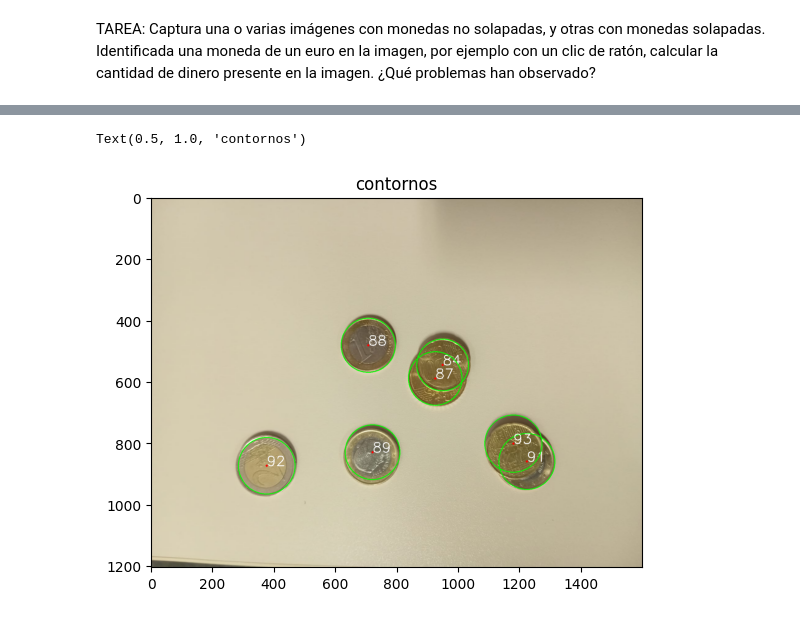
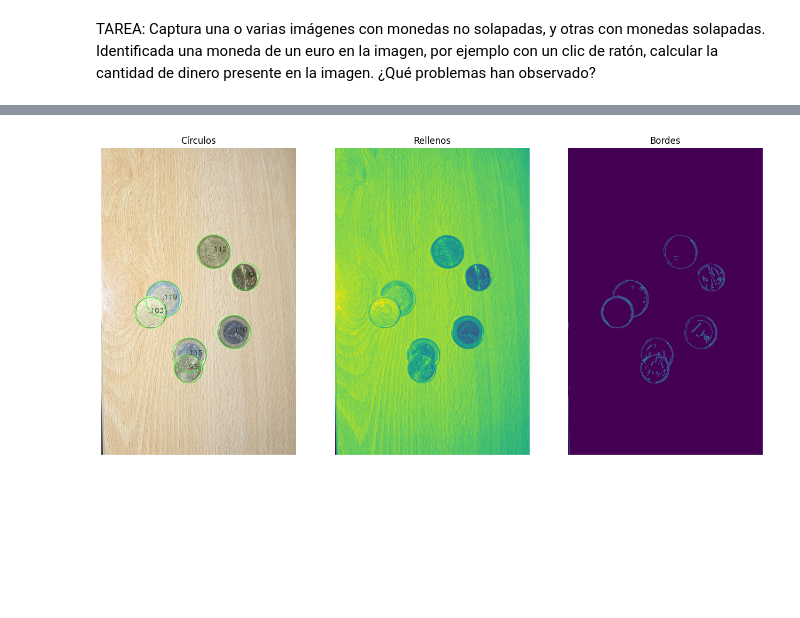
Before and after one commit to Ulpgc-Vision-por-computador/P3-Deteccion-de-formas, a Jupyter notebook: entrega.ipynb, the cells around one changed output, grey strips where cells are left out. Saved outputs shown, nothing was run; the diff lists cells and outputs as text; code cells hidden in the pictures; blank space fills up the shorter version.

```diff
--- a/entrega.ipynb
+++ b/entrega.ipynb
@@ -162,40 +162,89 @@ Clipping input data to the valid range for imshow with RGB data ([0..1] for floa
 # %% [markdown]
 TAREA: Captura una o varias imágenes con monedas no solapadas, y otras con monedas solapadas. Identificada una moneda de un euro en la imagen, por ejemplo con un clic de ratón, calcular la cantidad de dinero presente en la imagen. ¿Qué problemas han observado?
 # %%
+img = cv2.imread("media/monedones_solapados.jpg")
+img_gris = cv2.cvtColor(img, cv2.COLOR_BGR2GRAY)
+img_cont = np.zeros(img.shape)
 
-img = cv2.imread("media/monedas_solapadas.jpg")
-img_gris = cv2.cvtColor(img, cv2.COLOR_BGR2GRAY)
 res,img_th1 = cv2.threshold(img_gris,umbral,255,cv2.THRESH_BINARY_INV)
 
 gray_blurred = cv2.GaussianBlur(img_gris, (9, 9), 2)
+edges = cv2.Canny(gray_blurred, threshold1=50, threshold2=150)
 
 circles = cv2.HoughCircles(
-    gray_blurred,
+    edges,
     cv2.HOUGH_GRADIENT,
     dp=1,  # Inverse ratio of the accumulator resolution to the image resolution (1 for same resolution)
     minDist=50,  # Minimum distance between detected centers
-    param1=50,  # Upper threshold for edge detection
-    param2=30,  # Threshold for circle center detection
-    minRadius=70,  # Minimum radius of the detected circles
-    maxRadius=140  # Maximum radius of the detected circles
+    param1=140,  # Upper threshold for edge detection
+    param2=20,  # Threshold for circle center detection
+    minRadius=90,  # Minimum radius of the detected circles
+    maxRadius=120  # Maximum radius of the detected circles
 )
+
+un_euro_cincuenta_cent_max = 115
+veinte_cent_max = 105
+diez_cent_max = 95
+
+cont_diez_cent = 0
+cont_veinte_cent = 0
+cont_cincuenta_cent = 0
+cont_un_euro = 0
+cont_dos_euros = 0
 
 if circles is not None:
     circles = np.uint16(np.around(circles))
     for circle in circles[0, :]:
         center = (circle[0], circle[1])
         radius = circle[2]
+
         # Draw the circle and its center
         cv2.circle(img, center, radius, (0, 255, 0), 2)
         cv2.circle(img, center, 2, (0, 0, 255), 3)
-        print("radio:", radius)
+        cv2.circle(img_cont, center, radius, (255, 255, 255), -1)
          # Draw a number (circle index) in the center
         font = cv2.FONT_HERSHEY_SIMPLEX
-        cv2.putText(img, str(radius), center, font, 1.5, (255, 255, 255), 2)
+        cv2.putText(img, str(radius), center, font, 1.5, (0, 40, 0), 2)
+
+
+        # Clasificación de monedas
+        if radius <= diez_cent_max:
+            print("Moneda de 10 cent")
+        elif radius <= veinte_cent_max:
+            print("Moneda de 20 cent")
+        elif radius <= un_euro_cincuenta_cent_max:
+            print("Moneda de 1 euro")
+
+        else:
+            print("Moneda de 2 euros")
+
+
+    # Calculate circularity
+
+
+
+
+print("En la imagen hay", len(circles[0, :]), "monedas")
 
 
 # Display the image with detected circles
+plt.figure(figsize=(16, 8))
+
 img_rgb = cv2.cvtColor(img, cv2.COLOR_BGR2RGB)
+plt.subplot(131)
+plt.axis("off")
 plt.imshow(img_rgb)
-plt.title("contornos")
+plt.title('Círculos')
+
+plt.subplot(132)
+plt.axis("off")
+plt.imshow(gray_blurred)
+plt.title('Rellenos')
+
+plt.subplot(133)
+plt.axis("off")
+plt.imshow(edges)
+plt.title('Bordes')
+
+plt.show()
 # %% [output]
@@ -209,2 +259 @@ radio: 87
-Text(0.5, 1.0, 'contornos')
-[figure, old version]
+[figure, new version]
```
Also changed, not shown: parts of 2 cells of this notebook.
